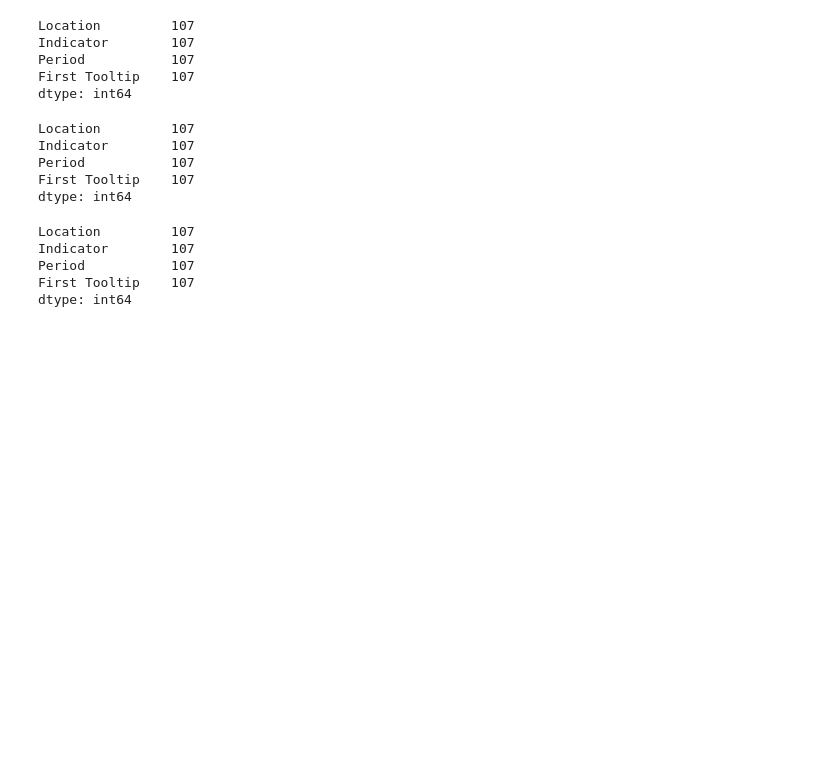
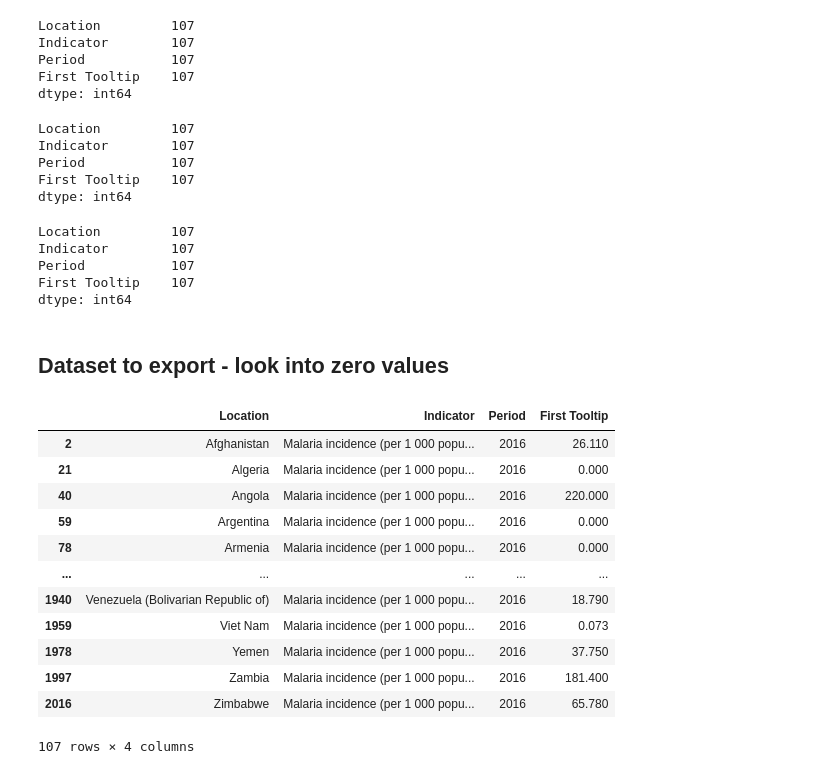
Before and after one commit to kwolf3/World_Health_Statistics_Project, a Jupyter notebook: Clean and Transform Data.ipynb, the cells around one changed output. Drawn from its saved outputs; the diff is of its cells as text; code cells hidden in the pictures; blank space fills up the shorter version.

Commit message:
Explore data

```diff
--- a/Clean and Transform Data.ipynb
+++ b/Clean and Transform Data.ipynb
@@ -2326,3 +2326,22 @@ Indicator        107
 Period           107
 First Tooltip    107
 dtype: int64
+# %% [markdown]
+## Dataset to export - look into zero values
+# %%
+malaria_2016 = malaria_data[malaria_data['Period'] == 2016]
+malaria_2016
+# %% [output]
+|  | Location | Indicator | Period | First Tooltip |
+| 2 | Afghanistan | Malaria incidence (per 1 000 popu... | 2016 | 26.110 |
+| 21 | Algeria | Malaria incidence (per 1 000 popu... | 2016 | 0.000 |
+| 40 | Angola | Malaria incidence (per 1 000 popu... | 2016 | 220.000 |
+| 59 | Argentina | Malaria incidence (per 1 000 popu... | 2016 | 0.000 |
+| 78 | Armenia | Malaria incidence (per 1 000 popu... | 2016 | 0.000 |
+| ... | ... | ... | ... | ... |
+| 1940 | Venezuela (Bolivarian Republic of) | Malaria incidence (per 1 000 popu... | 2016 | 18.790 |
+| 1959 | Viet Nam | Malaria incidence (per 1 000 popu... | 2016 | 0.073 |
+| 1978 | Yemen | Malaria incidence (per 1 000 popu... | 2016 | 37.750 |
+| 1997 | Zambia | Malaria incidence (per 1 000 popu... | 2016 | 181.400 |
+| 2016 | Zimbabwe | Malaria incidence (per 1 000 popu... | 2016 | 65.780 |
+107 rows × 4 columns
```
Also changed, not shown: parts of 4 cells of this notebook.
